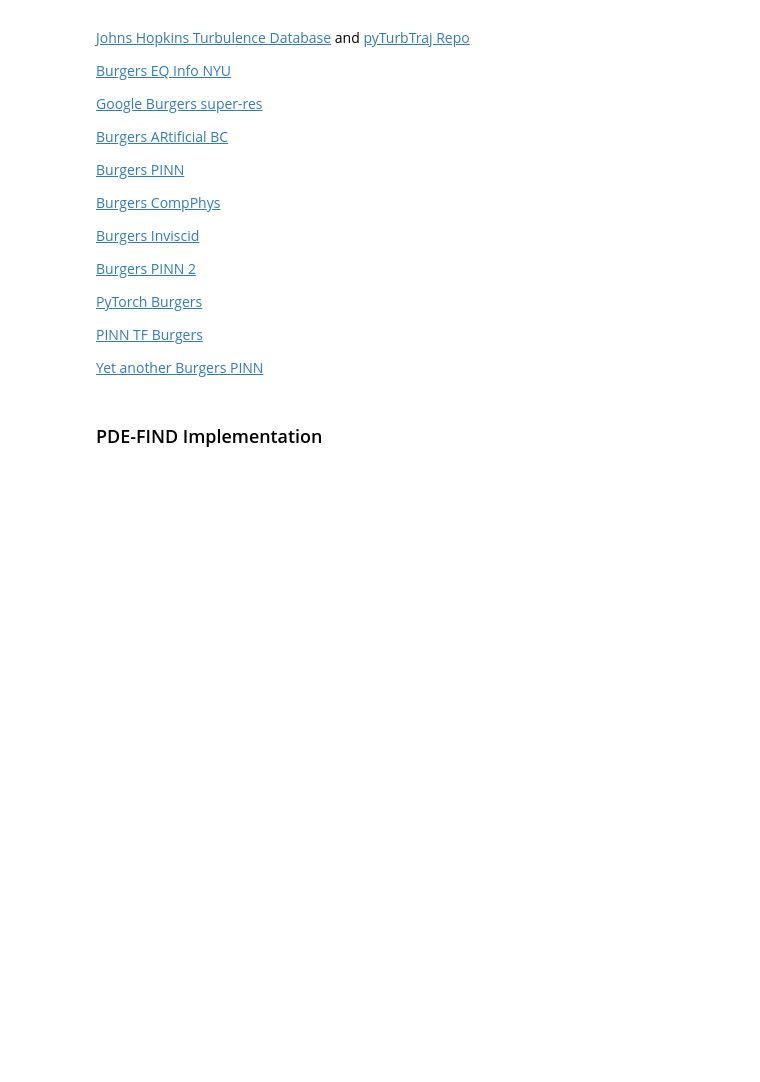
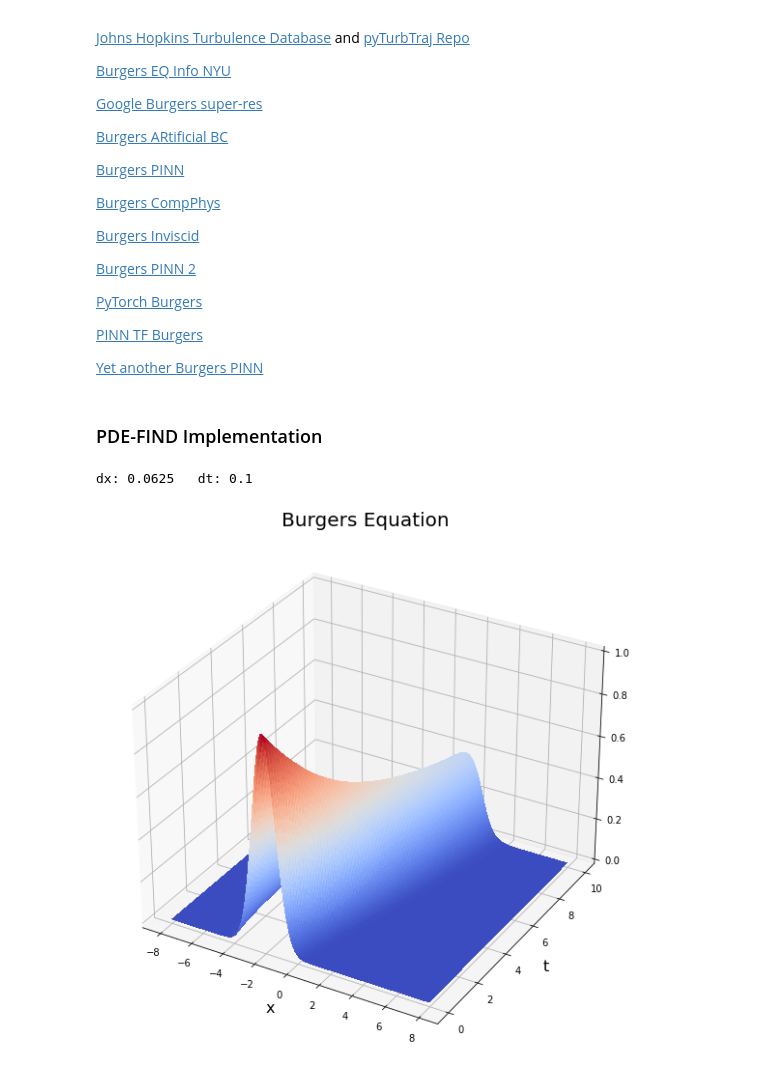
Before and after one commit to rajgark/COLSA-PySINDy, a Jupyter notebook: KortewegDeVries_COLSA.ipynb, the cells around one changed output. Drawn from its saved outputs; the diff is of its cells as text; code cells hidden in the pictures; blank space fills up the shorter version.

Commit message:
Updated Burgers EQ

```diff
--- a/KortewegDeVries_COLSA.ipynb
+++ b/KortewegDeVries_COLSA.ipynb
@@ -632,5 +637,28 @@ Supplemental:
 [PINN TF Burgers](https://github.com/visten92/PINN)
 
 [Yet another Burgers PINN](https://github.com/jkfids/pinn-burgers)
-# %% [markdown]
-### PDE-FIND Implementation
+# %% [markdown]
+### PDE-FIND Implementation
+# %%
+data = sio.loadmat('/Users/rajgark/Documents/GitHub/COLSA-PySINDy/KdV Data/burgers.mat')
+# %%
+u = data['usol'].astype(float)
+x = data['x'][0].astype(float)
+t = data['t'][:,0].astype(float)
+dt = t[1] - t[0]
+dx = x[2] - x[1]
+print('dx:',dx,"  dt:",dt)
+# %% [output]
+dx: 0.0625   dt: 0.1
+# %%
+X, T = np.meshgrid(x, t)
+plt.figure(figsize = (12,10))
+ax = plt.gca(projection='3d')
+surf = ax.plot_surface(X, T, u.T, rstride=1, cstride=1, cmap='coolwarm',
+    linewidth=0, antialiased=False)
+plt.title('Burgers Equation', fontsize = 20)
+plt.xlabel('x', fontsize = 16)
+plt.ylabel('t', fontsize = 16)
+plt.show()
+# %% [output]
+[figure, added]
```
Also changed, not shown: parts of 18 cells of this notebook.
